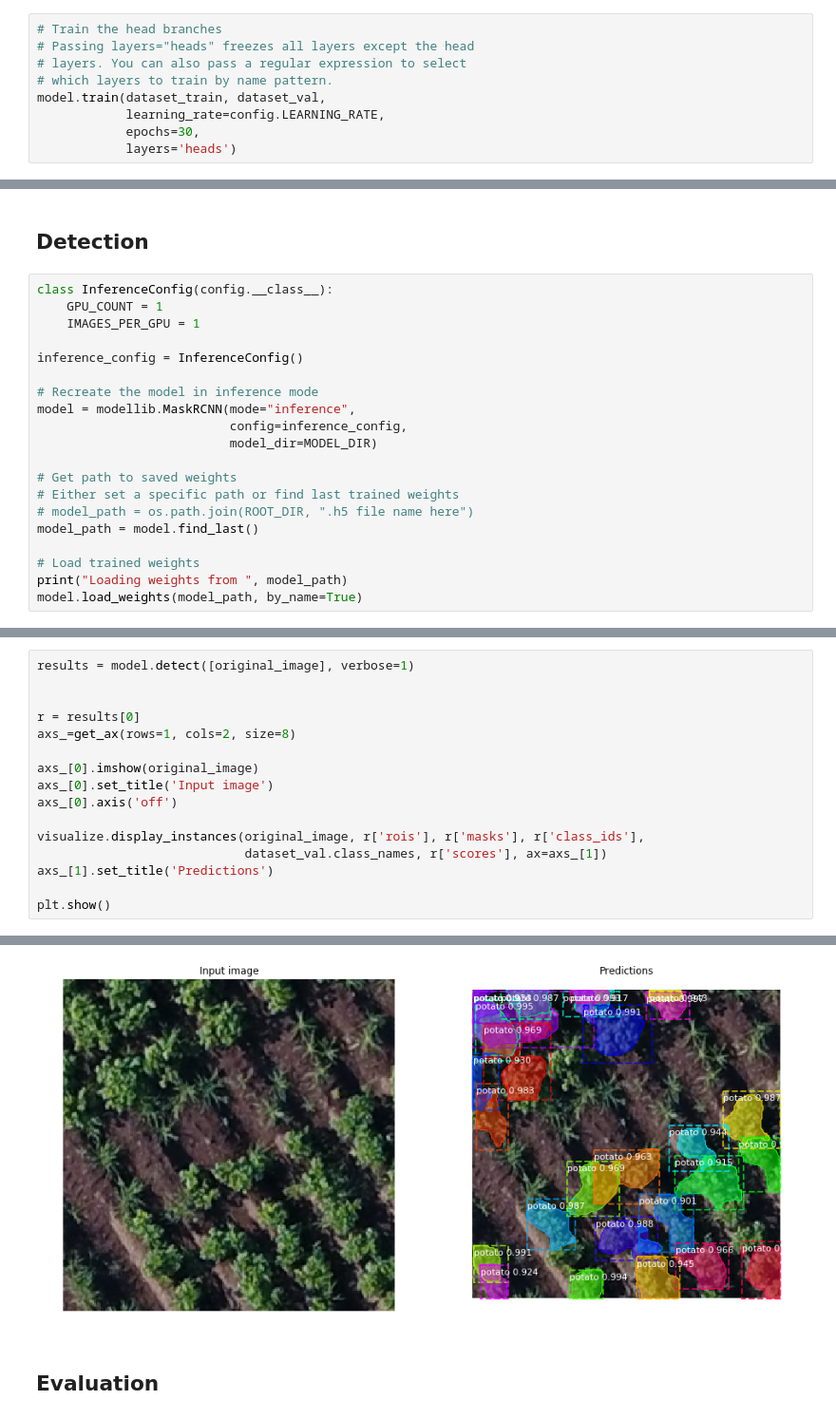
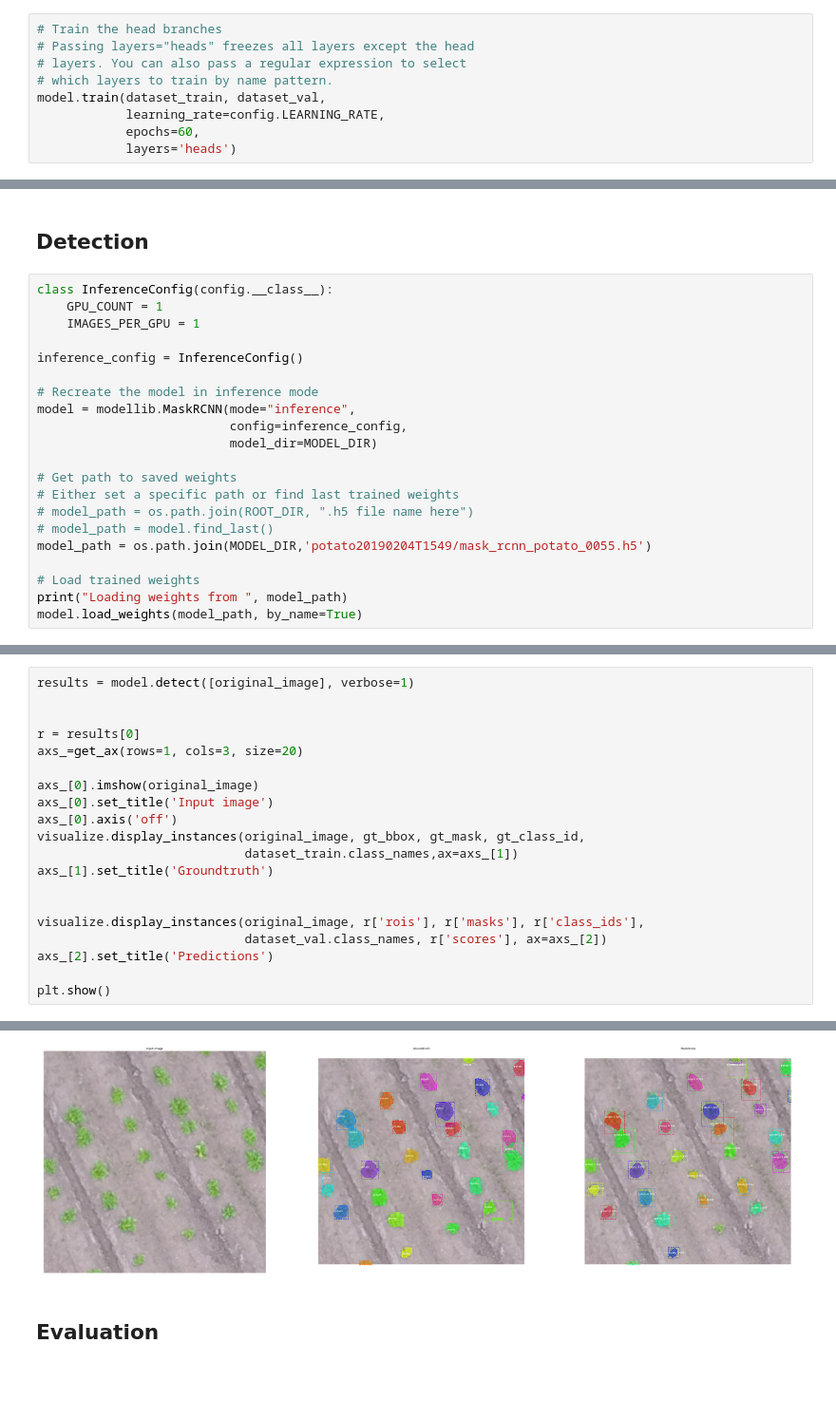
Before and after one commit to HummingbirdTechGroup/Mask_RCNN, a Jupyter notebook: samples/potato/retrain_potato_model.ipynb, the cells around one changed output, grey strips where cells are left out. Shown at 95% size. Saved outputs shown, nothing was run; the diff lists cells and outputs as text; blank space fills up the shorter version.

Commit message:
improve documentation and parameters to train

```diff
--- a/samples/potato/retrain_potato_model.ipynb
+++ b/samples/potato/retrain_potato_model.ipynb
@@ -178,6 +227,6 @@ Train in two stages:
 # which layers to train by name pattern.
 model.train(dataset_train, dataset_val,
             learning_rate=config.LEARNING_RATE,
-            epochs=30,
+            epochs=60,
             layers='heads')
 # %% [output]
@@ -232,7 +281,8 @@ model = modellib.MaskRCNN(mode="inference",
 # Get path to saved weights
 # Either set a specific path or find last trained weights
 # model_path = os.path.join(ROOT_DIR, ".h5 file name here")
-model_path = model.find_last()
+# model_path = model.find_last()
+model_path = os.path.join(MODEL_DIR,'potato20190204T1549/mask_rcnn_potato_0055.h5')
 
 # Load trained weights
 print("Loading weights from ", model_path)
@@ -279,15 +326,19 @@ results = model.detect([original_image], verbose=1)
 
 
 r = results[0]
-axs_=get_ax(rows=1, cols=2, size=8)
+axs_=get_ax(rows=1, cols=3, size=20)
 
 axs_[0].imshow(original_image)
 axs_[0].set_title('Input image')
 axs_[0].axis('off')
+visualize.display_instances(original_image, gt_bbox, gt_mask, gt_class_id,
+                            dataset_train.class_names,ax=axs_[1])
+axs_[1].set_title('Groundtruth')
+
 
 visualize.display_instances(original_image, r['rois'], r['masks'], r['class_ids'],
-                            dataset_val.class_names, r['scores'], ax=axs_[1])
-axs_[1].set_title('Predictions')
+                            dataset_val.class_names, r['scores'], ax=axs_[2])
+axs_[2].set_title('Predictions')
 
 plt.show()
 # %% [output]
@@ -297,6 +348,6 @@ molded_images            shape: (1, 256, 256, 3)      min: -123.70000  max:   87
 image_metas              shape: (1, 14)               min:    0.00000  max:  256.00000  int64
 anchors                  shape: (1, 16368, 4)         min:   -0.17747  max:    0.99541  float32
-[figure, old version]
+[figure, new version]
 # %% [markdown]
 ## Evaluation
 # %%
```
Also changed, not shown: parts of 9 cells of this notebook, 2 other files.
